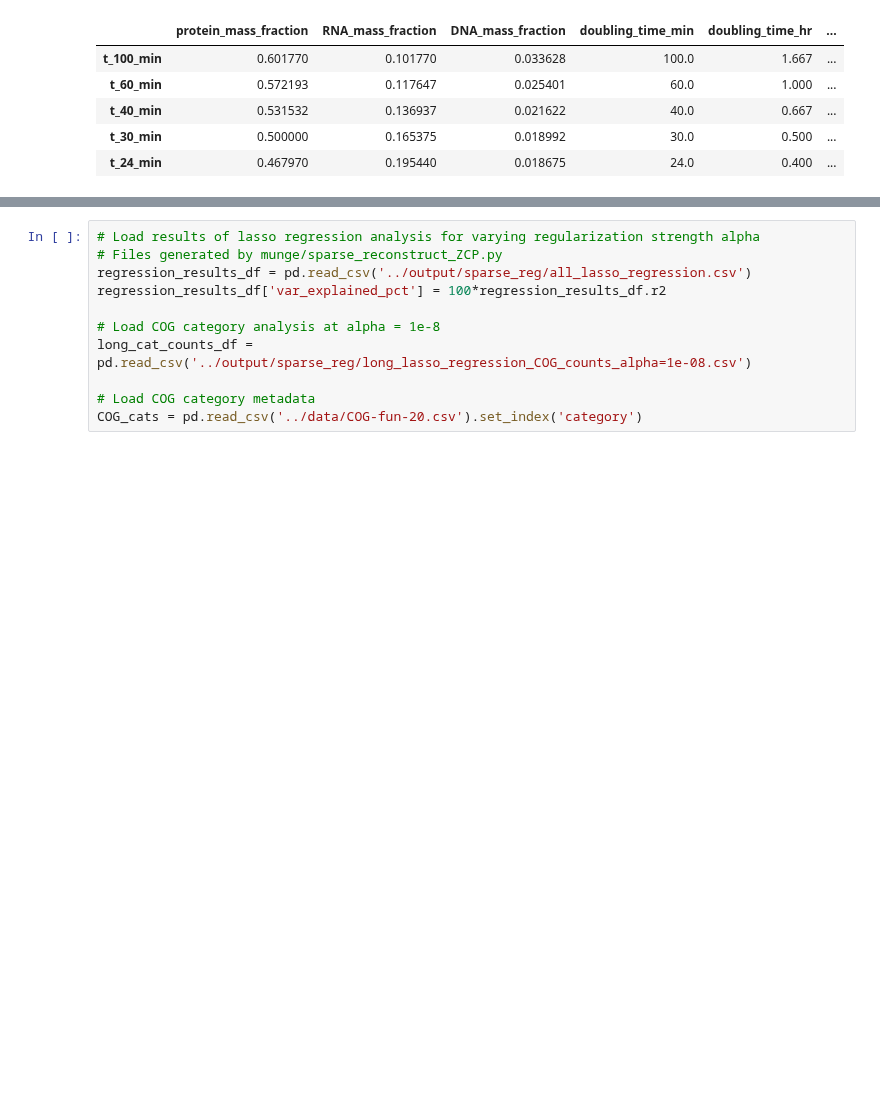
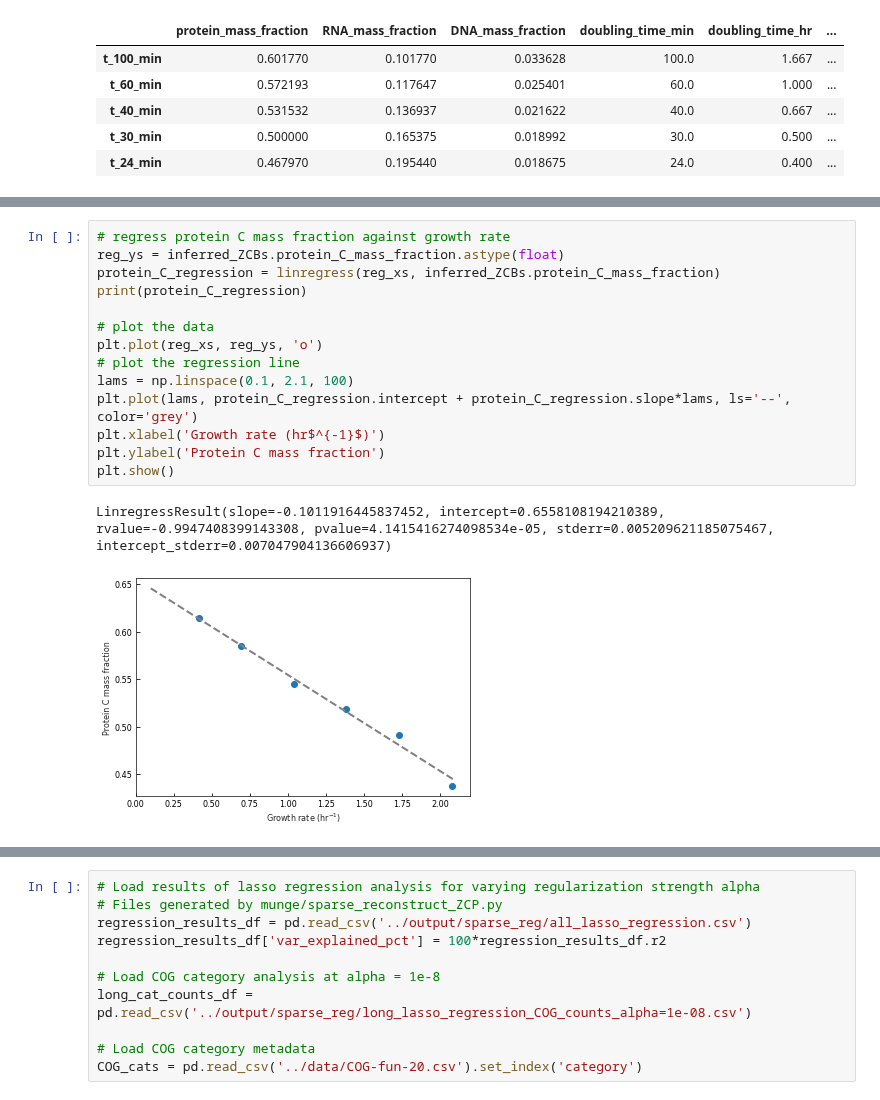
Before and after one commit to flamholz/redox-proteome, a Jupyter notebook: notebooks/Fig7.ipynb, the cells around one changed output, grey strips where cells are left out. Drawn from its saved outputs; the diff is of its cells as text; blank space fills up the shorter version.

```diff
--- a/notebooks/Fig7.ipynb
+++ b/notebooks/Fig7.ipynb
@@ -106 +106,18 @@ LinregressResult(slope=0.025909765398062033, intercept=-0.025046729757800028, rv
 [figure]
+# %%
+# regress protein C mass fraction against growth rate
+reg_ys = inferred_ZCBs.protein_C_mass_fraction.astype(float)
+protein_C_regression = linregress(reg_xs, inferred_ZCBs.protein_C_mass_fraction)
+print(protein_C_regression)
+
+# plot the data
+plt.plot(reg_xs, reg_ys, 'o')
+# plot the regression line
+lams = np.linspace(0.1, 2.1, 100)
+plt.plot(lams, protein_C_regression.intercept + protein_C_regression.slope*lams, ls='--', color='grey')
+plt.xlabel('Growth rate (hr$^{-1}$)')
+plt.ylabel('Protein C mass fraction')
+plt.show()
+# %% [output]
+LinregressResult(slope=-0.1011916445837452, intercept=0.6558108194210389, rvalue=-0.9947408399143308, pvalue=4.1415416274098534e-05, stderr=0.005209621185075467, intercept_stderr=0.007047904136606937)
+[figure, added]
```
Also changed, not shown: parts of 4 cells of this notebook, 4 other files.
